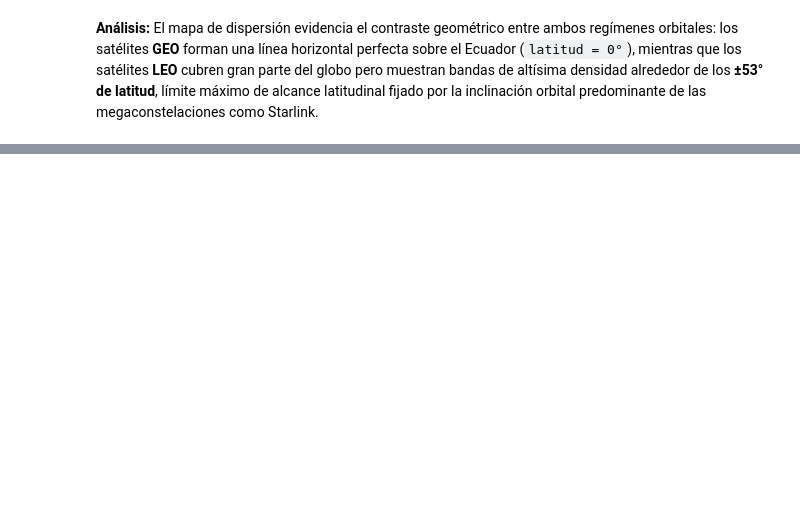
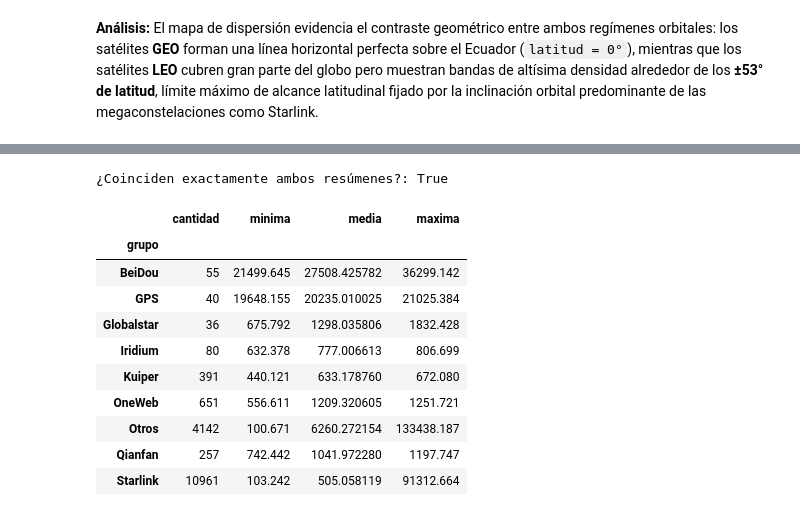
Before and after one commit to VicenteODwyer/SatelitesVO, a Jupyter notebook: informe.ipynb, the cells around one changed output, grey strips where cells are left out. Drawn from its saved outputs; the diff is of its cells as text; code cells hidden in the pictures; blank space fills up the shorter version.

```diff
--- a/informe.ipynb
+++ b/informe.ipynb
@@ -326,0 +373,33 @@ fig10, ax10 = graficar_distribucion_geografica(satelites_activos)
+# %%
+# Agrupamos con pandas usando los mismos nombres de métricas que resumen_por_grupo
+resumen_pd = df.groupby("grupo")["altitud_km"].agg(
+    cantidad="count",
+    minima="min",
+    media="mean",
+    maxima="max",
+)
+
+# Convertimos el diccionario original de Etapa 1 a DataFrame para comparar
+resumen_orig_df = pd.DataFrame.from_dict(resumen, orient="index")
+resumen_orig_df.index.name = "grupo"
+
+# Ordenamos ambos índices y verificamos coincidencia numérica
+resumen_pd = resumen_pd.sort_index()
+resumen_orig_df = resumen_orig_df.sort_index()
+
+coincide = resumen_pd.equals(resumen_orig_df)
+print(f"¿Coinciden exactamente ambos resúmenes?: {coincide}\n")
+display(resumen_pd)
+# %% [output]
+¿Coinciden exactamente ambos resúmenes?: True
+|  | cantidad | minima | media | maxima |
+| grupo |  |  |  |  |
+| BeiDou | 55 | 21499.645 | 27508.425782 | 36299.142 |
+| GPS | 40 | 19648.155 | 20235.010025 | 21025.384 |
+| Globalstar | 36 | 675.792 | 1298.035806 | 1832.428 |
+| Iridium | 80 | 632.378 | 777.006613 | 806.699 |
+| Kuiper | 391 | 440.121 | 633.178760 | 672.080 |
+| OneWeb | 651 | 556.611 | 1209.320605 | 1251.721 |
+| Otros | 4142 | 100.671 | 6260.272154 | 133438.187 |
+| Qianfan | 257 | 742.442 | 1041.972280 | 1197.747 |
+| Starlink | 10961 | 103.242 | 505.058119 | 91312.664 |
```
Also changed, not shown: parts of 14 cells of this notebook.
